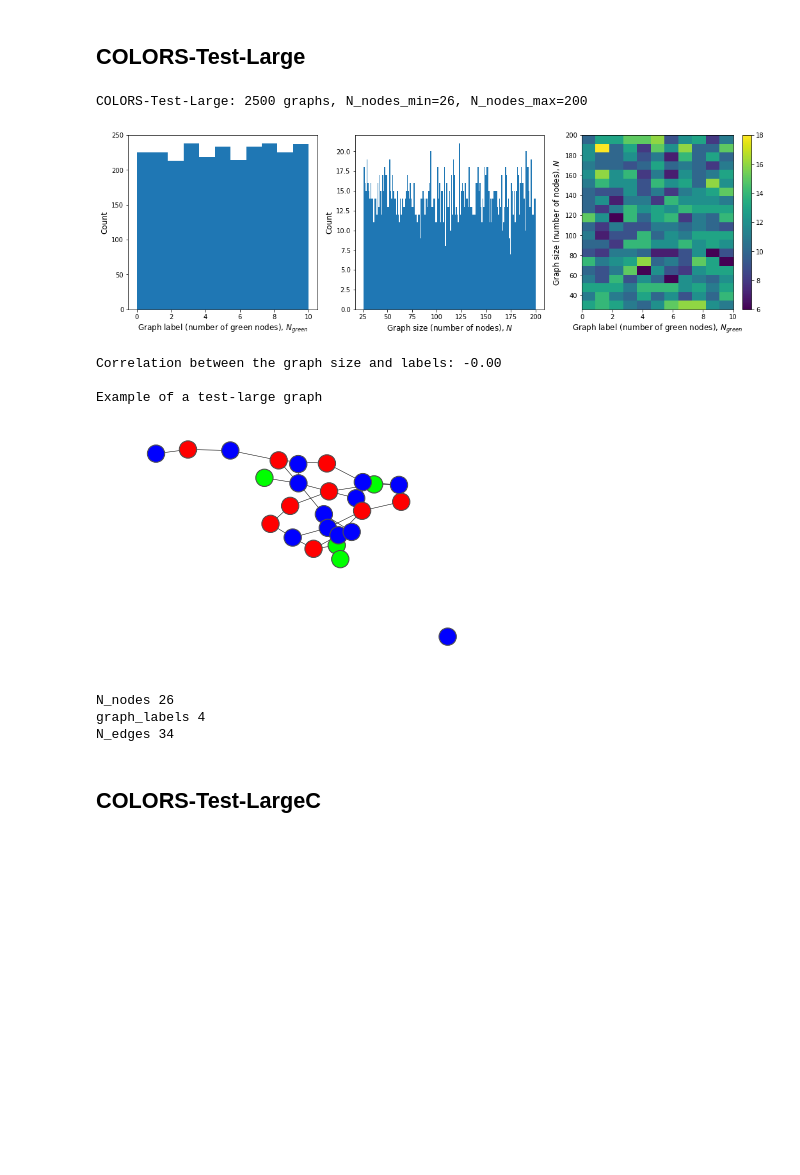
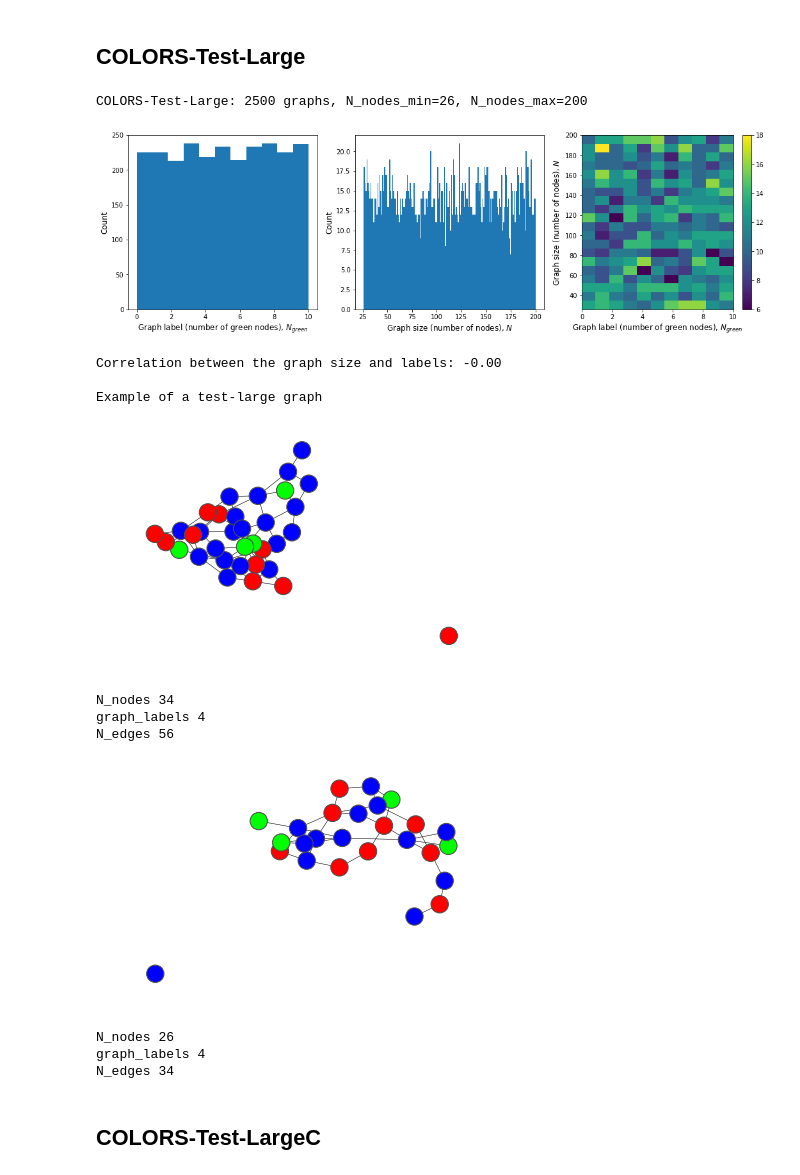
Before and after one commit to bknyaz/graph_attention_pool, a Jupyter notebook: graphs_visualize.ipynb, the cells around one changed output. Saved outputs shown, nothing was run; the diff lists cells and outputs as text; code cells hidden in the pictures; blank space fills up the shorter version.

```diff
--- a/graphs_visualize.ipynb
+++ b/graphs_visualize.ipynb
@@ -108,26 +141,11 @@ test_data_orig = copy_data(test_data, np.arange(2500))
 shapes = np.array([A.shape[0] for A in test_data_orig['Adj_matrices']])
 print('COLORS-Test-Orig: {} graphs, N_nodes_min={}, N_nodes_max={}'.format(len(shapes),
                                                                            shapes.min(), shapes.max()))
-
 plot_hist(test_data_orig)
-
 print('\nExample of a test-orig graph')
-
 idx = np.where((shapes > 8) & (shapes < 11) & (test_data_orig['graph_labels'] == 4))[0]
 for i, ind in enumerate(idx[:2]):
-    G = nx.from_numpy_array(test_data_orig['Adj_matrices'][ind])
-    fig = plt.figure()
-    nx.draw_networkx(G, node_color=test_data_orig['node_features'][ind],
-                     with_labels=False, width=edgewidth, edgecolors=edgecolors)
-    plt.axis('off')
-    plt.show()
-    print('N_nodes %d' % test_data_orig['Adj_matrices'][ind].shape[0])
-    for key in test_data_orig:
-        if isinstance(test_data_orig[key][ind], np.ndarray):
-            #print(key, '\n', test_data_orig[key][ind].astype(np.int32))
-            pass
-        else:
-            print(key, test_data_orig[key][ind])
+    draw_graph_colors(test_data_orig, ind)
 # %% [output]
 COLORS-Test-Orig: 2500 graphs, N_nodes_min=4, N_nodes_max=25
 [figure]
@@ -146,40 +164,28 @@ N_edges 11
 ## COLORS-Test-Large
 # %%
 test_data_large = copy_data(test_data, np.arange(2500, 5000))
-
 shapes = np.array([A.shape[0] for A in test_data_large['Adj_matrices']])
 print('COLORS-Test-Large: {} graphs, N_nodes_min={}, N_nodes_max={}'.format(len(shapes),
                                                                             shapes.min(), shapes.max()))
-
 plot_hist(test_data_large)
-
 print('\nExample of a test-large graph')
-
 idx = np.where((shapes < 35) & (test_data_large['graph_labels'] == 4))[0]
-for i, ind in enumerate(idx[1:2]):
-    G = nx.from_numpy_array(test_data_large['Adj_matrices'][ind])
-    fig = plt.figure()
-    nx.draw_networkx(G, node_color=test_data_large['node_features'][ind],
-                     with_labels=False, width=edgewidth, edgecolors=edgecolors)
-    plt.axis('off')
-    plt.show()
-    print('N_nodes %d' % test_data_large['Adj_matrices'][ind].shape[0])
-    for key in test_data_large:
-        if isinstance(test_data_large[key][ind], np.ndarray):
-            #print(key, '\n', test_data_large[key][ind].astype(np.int32))
-            pass
-        else:
-            print(key, test_data_large[key][ind])
+for i, ind in enumerate(idx[:2]):
+    draw_graph_colors(test_data_large, ind)
 # %% [output]
 COLORS-Test-Large: 2500 graphs, N_nodes_min=26, N_nodes_max=200
 [figure]
 Correlation between the graph size and labels: -0.00
 
 Example of a test-large graph
-[figure, old version]
+[figure, new version]
-N_nodes 26
+N_nodes 34
 graph_labels 4
-N_edges 34
+N_edges 56
+[figure, added]
+N_nodes 26
+graph_labels 4
+N_edges 34
 # %% [markdown]
 ## COLORS-Test-LargeC
 # %%
```
Also changed, not shown: parts of 11 cells of this notebook.
